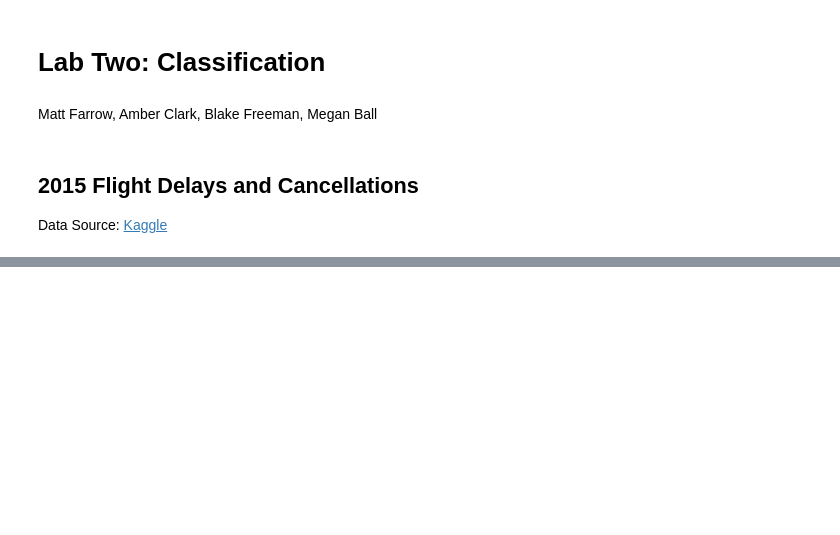
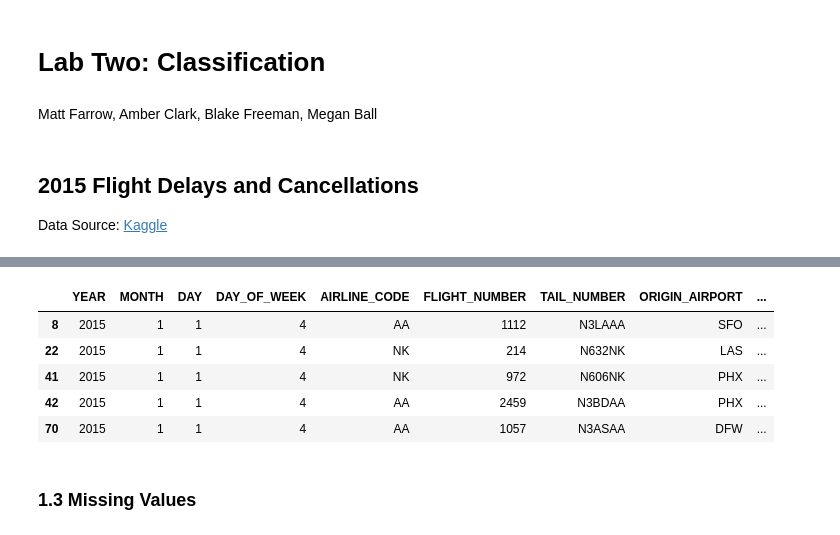
Before and after one commit to mattfarrow1/7331-machine-learning-1, a Jupyter notebook: Labs/Lab2_Group4.ipynb, the cells around one changed output, grey strips where cells are left out. Drawn from its saved outputs; the diff is of its cells as text; code cells hidden in the pictures; blank space fills up the shorter version.

```diff
--- a/Labs/Lab2_Group4.ipynb
+++ b/Labs/Lab2_Group4.ipynb
@@ -49,0 +218,14 @@ organizations that might want to use it for prediction)? How would you measure t
+# %%
+# Create a new column where the arrival_delay > 0 means it's delayed(=1) and if <= 0 it's not delayed(=0)
+get_delay = lambda x: 0 if x <= 0 else 1
+df['DELAYED'] = df.ARRIVAL_DELAY.apply(get_delay)
+df.head()
+# %% [output]
+|  | YEAR | MONTH | DAY | DAY_OF_WEEK | AIRLINE_CODE | FLIGHT_NUMBER | TAIL_NUMBER | ORIGIN_AIRPORT | ... |
+| 8 | 2015 | 1 | 1 | 4 | AA | 1112 | N3LAAA | SFO | ... |
+| 22 | 2015 | 1 | 1 | 4 | NK | 214 | N632NK | LAS | ... |
+| 41 | 2015 | 1 | 1 | 4 | NK | 972 | N606NK | PHX | ... |
+| 42 | 2015 | 1 | 1 | 4 | AA | 2459 | N3BDAA | PHX | ... |
+| 70 | 2015 | 1 | 1 | 4 | AA | 1057 | N3ASAA | DFW | ... |
+# %% [markdown]
+### 1.3 Missing Values
```
Also changed, not shown: parts of 78 cells of this notebook.
